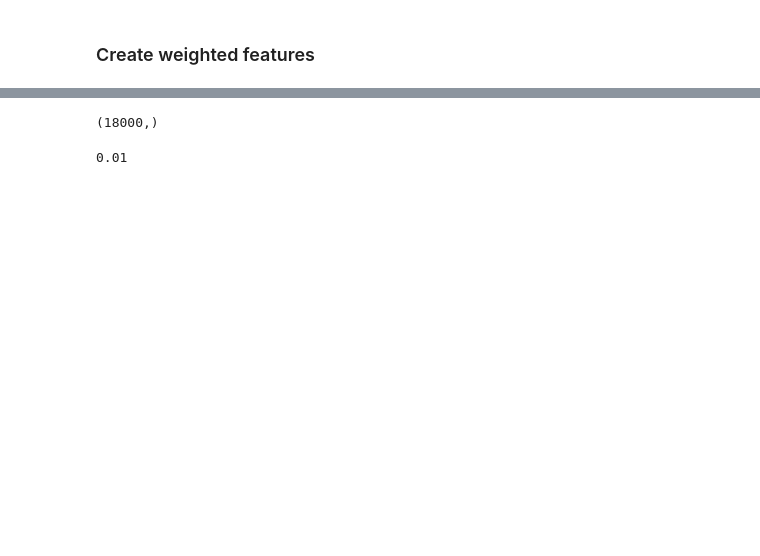
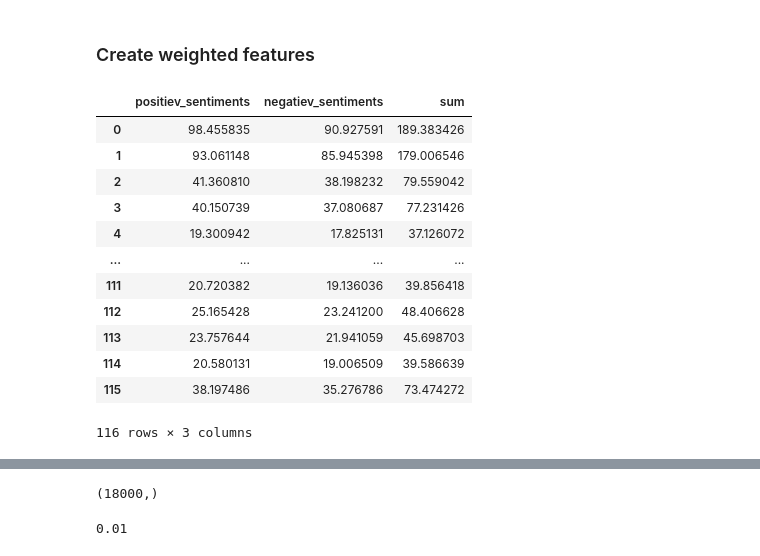
Before and after one commit to bhaba-ranjan/sentiment-analysis, a Jupyter notebook: knn-hand-coded.ipynb, the cells around one changed output, grey strips where cells are left out. Cells and saved outputs as stored; diff of their text form; code cells hidden in the pictures; blank space fills up the shorter version.

```diff
--- a/knn-hand-coded.ipynb
+++ b/knn-hand-coded.ipynb
@@ -273,3 +268,19 @@ weighted_selected_feat = np.array(
+# %%
+chi_sqare_table
+# %% [output]
+|  | positiev_sentiments | negatiev_sentiments | sum |
+| 0 | 98.455835 | 90.927591 | 189.383426 |
+| 1 | 93.061148 | 85.945398 | 179.006546 |
+| 2 | 41.360810 | 38.198232 | 79.559042 |
+| 3 | 40.150739 | 37.080687 | 77.231426 |
+| 4 | 19.300942 | 17.825131 | 37.126072 |
+| ... | ... | ... | ... |
+| 111 | 20.720382 | 19.136036 | 39.856418 |
+| 112 | 25.165428 | 23.241200 | 48.406628 |
+| 113 | 23.757644 | 21.941059 | 45.698703 |
+| 114 | 20.580131 | 19.006509 | 39.586639 |
+| 115 | 38.197486 | 35.276786 | 73.474272 |
+116 rows × 3 columns
 # %%
 test_sentiments_array = np.array(test_sentiment)
 train_sentiments_array = np.array(train_sentiment)
```
Also changed, not shown: parts of 23 cells of this notebook.
